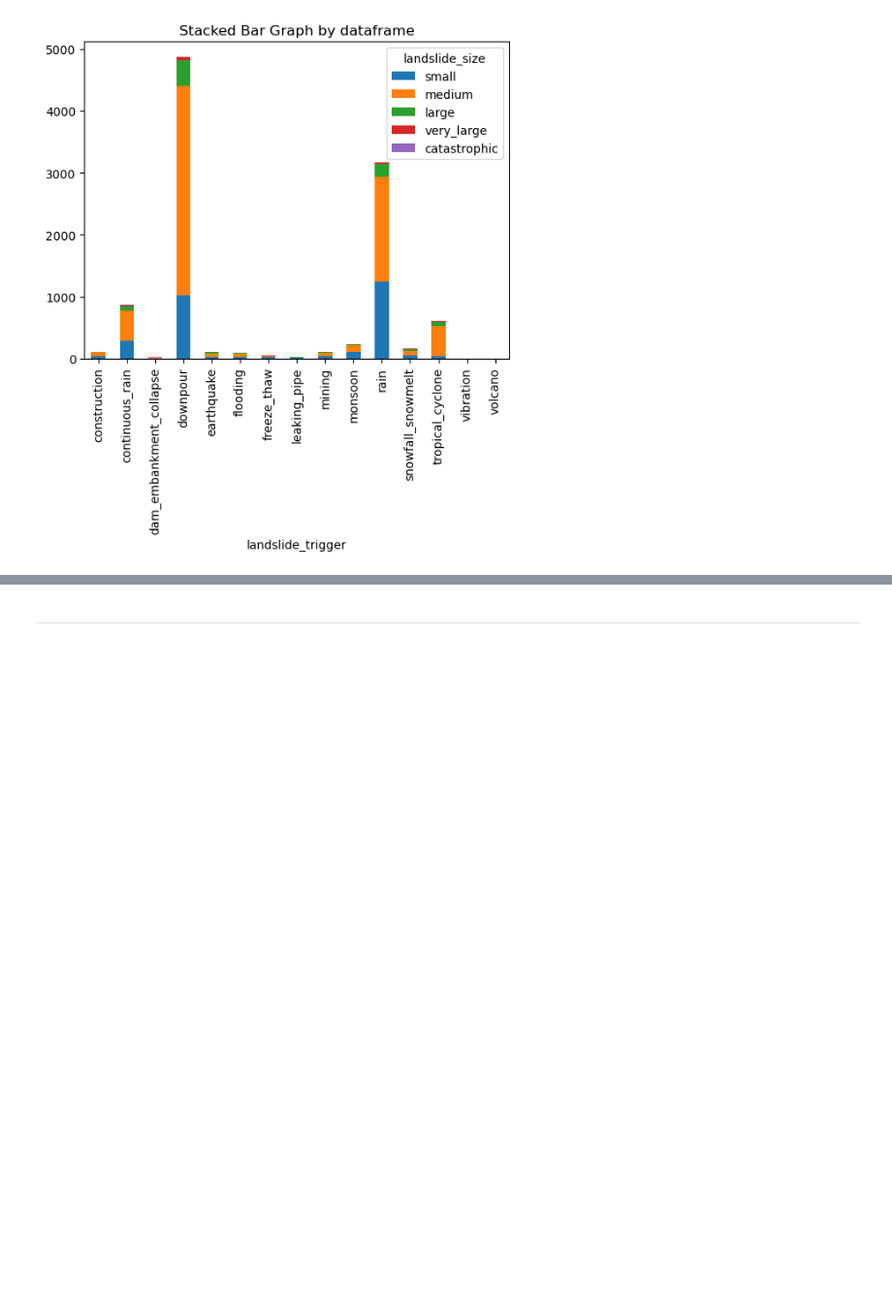
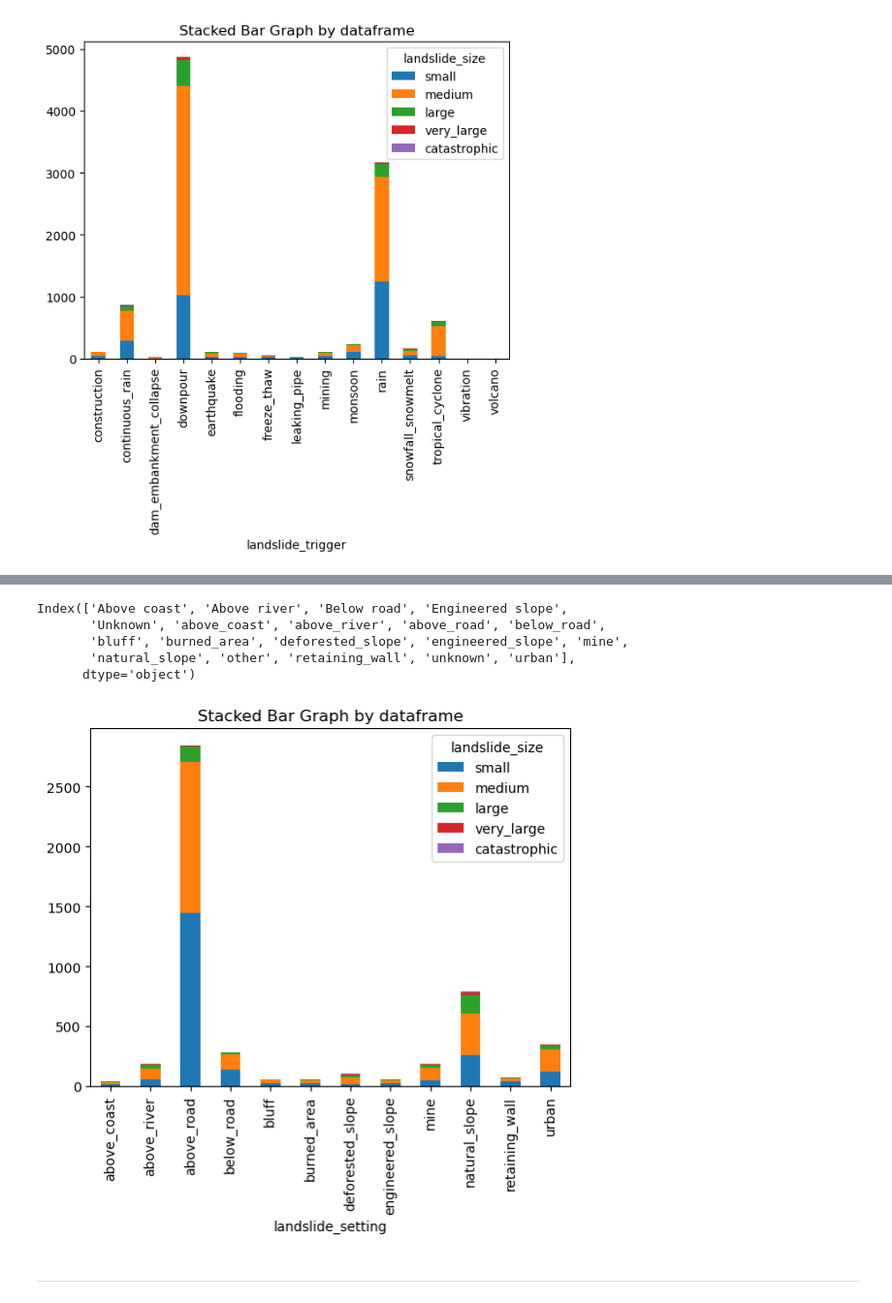
Before and after one commit to eltsvetk/DS6050_Project, a Jupyter notebook: USGS_Landslide.ipynb, the cells around one changed output, grey strips where cells are left out. Shown: that part at 97% size. Saved outputs shown, nothing was run; the diff lists cells and outputs as text; code cells hidden in the pictures; blank space fills up the shorter version.

Commit message:
added chart for landslide setting by size

```diff
--- a/USGS_Landslide.ipynb
+++ b/USGS_Landslide.ipynb
@@ -399,0 +391,20 @@ plt.show()
+# %%
+nasa_global_ls_points['landslide_setting'] = nasa_global_ls_points['landslide_setting'].astype('category')
+# %%
+print(nasa_global_ls_points['landslide_setting'].cat.categories)
+# %% [output]
+Index(['Above coast', 'Above river', 'Below road', 'Engineered slope',
+       'Unknown', 'above_coast', 'above_river', 'above_road', 'below_road',
+       'bluff', 'burned_area', 'deforested_slope', 'engineered_slope', 'mine',
+       'natural_slope', 'other', 'retaining_wall', 'unknown', 'urban'],
+      dtype='object')
+# %%
+nasa_global_ls_points['landslide_setting'] = nasa_global_ls_points['landslide_setting'].cat.remove_categories(['unknown', 'other','Unknown'])
+# %%
+crosstab_df = pd.crosstab(nasa_global_ls_points['landslide_setting'], nasa_global_ls_points['landslide_size']).reset_index()
+# %%
+crosstab_df.plot(x='landslide_setting', kind='bar', stacked=True,
+        title='Stacked Bar Graph by dataframe')
+plt.show()
+# %% [output]
+[figure, added]
```
Also changed, not shown: parts of 3 cells of this notebook.
